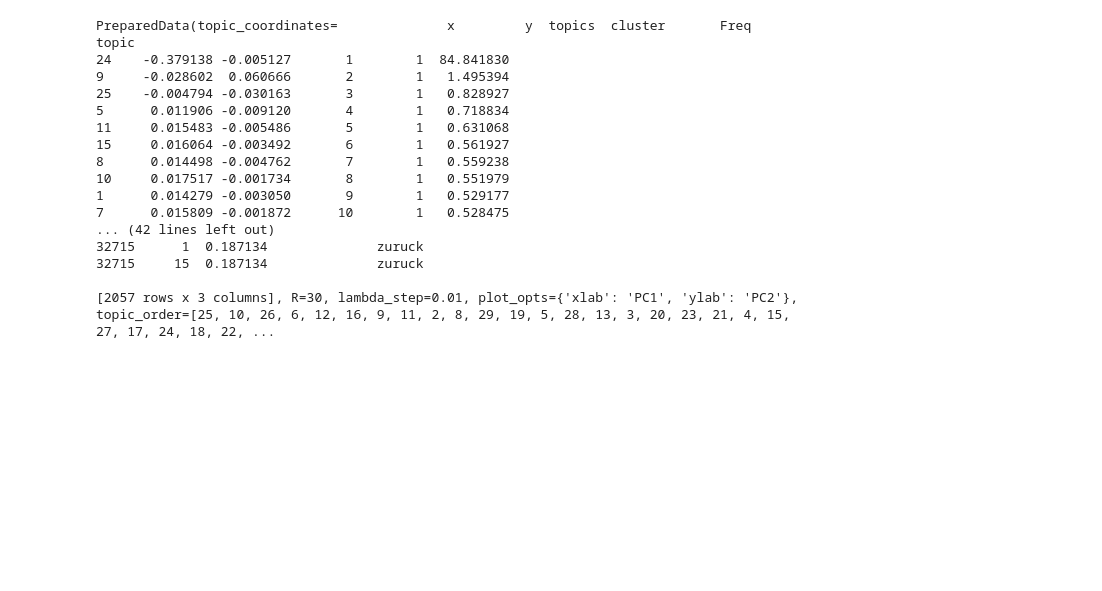
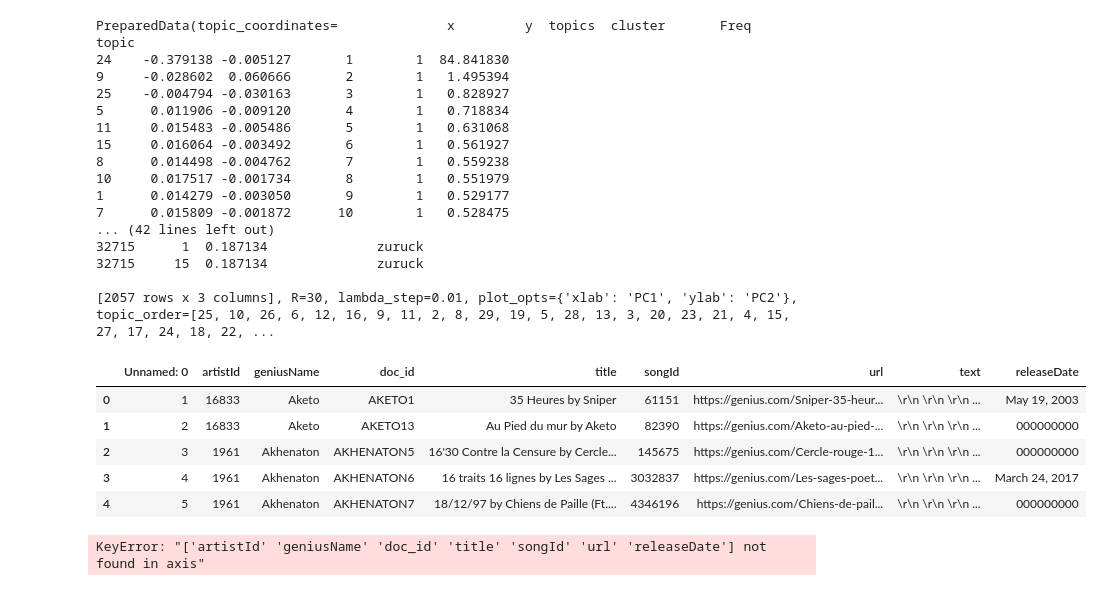
Before and after one commit to julieklimentova/le_rap_francophone, a Jupyter notebook: TextAnalysis/PythonAnalysis/lda.ipynb, the cells around one changed output. Cells and saved outputs as stored; diff of their text form; code cells hidden in the pictures; blank space fills up the shorter version.

```diff
--- a/TextAnalysis/PythonAnalysis/lda.ipynb
+++ b/TextAnalysis/PythonAnalysis/lda.ipynb
@@ -355,3 +355,27 @@ topic
 32715     15  0.187134              zuruck
 
 [2057 rows x 3 columns], R=30, lambda_step=0.01, plot_opts={'xlab': 'PC1', 'ylab': 'PC2'}, topic_order=[25, 10, 26, 6, 12, 16, 9, 11, 2, 8, 29, 19, 5, 28, 13, 3, 20, 23, 21, 4, 15, 27, 17, 24, 18, 22, ...
+# %%
+# The subcorpus
+import pandas as pd
+import os
+# Read data into papers
+papers = pd.read_csv('../Experiments/metadata/subcorpus_metadata.csv')
+# Print head
+papers.head()
+# %% [output]
+|  | Unnamed: 0 | artistId | geniusName | doc_id | title | songId | url | text | releaseDate |
+| 0 | 1 | 16833 | Aketo | AKETO1 | 35 Heures by Sniper | 61151 | https://genius.com/Sniper-35-heur... | \r\n \r\n \r\n ... | May 19, 2003 |
+| 1 | 2 | 16833 | Aketo | AKETO13 | Au Pied du mur by Aketo | 82390 | https://genius.com/Aketo-au-pied-... | \r\n \r\n \r\n ... | 000000000 |
+| 2 | 3 | 1961 | Akhenaton | AKHENATON5 | 16'30 Contre la Censure by Cercle... | 145675 | https://genius.com/Cercle-rouge-1... | \r\n \r\n \r\n ... | 000000000 |
+| 3 | 4 | 1961 | Akhenaton | AKHENATON6 | 16 traits 16 lignes by Les Sages ... | 3032837 | https://genius.com/Les-sages-poet... | \r\n \r\n \r\n ... | March 24, 2017 |
+| 4 | 5 | 1961 | Akhenaton | AKHENATON7 | 18/12/97 by Chiens de Paille (Ft.... | 4346196 | https://genius.com/Chiens-de-pail... | \r\n \r\n \r\n ... | 000000000 |
+# %%
+# Remove the columns
+papers = papers.drop(columns=['artistId', 'geniusName', 'doc_id',
+                              'title', 'songId', 'url', 'releaseDate'], axis=1)
+
+# Print out the first rows of papers
+papers.head()
+# %% [output]
+KeyError: "['artistId' 'geniusName' 'doc_id' 'title' 'songId' 'url' 'releaseDate'] not found in axis"
```
Also changed, not shown: 4 other files.
